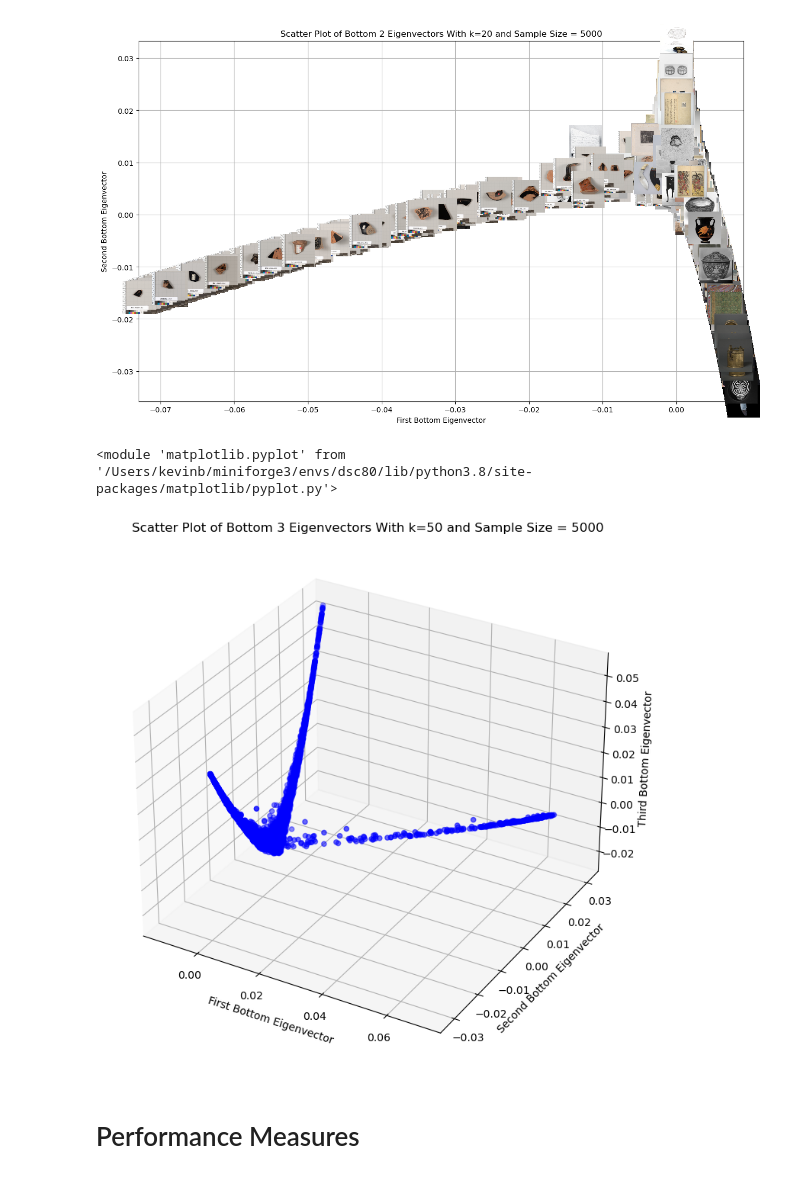
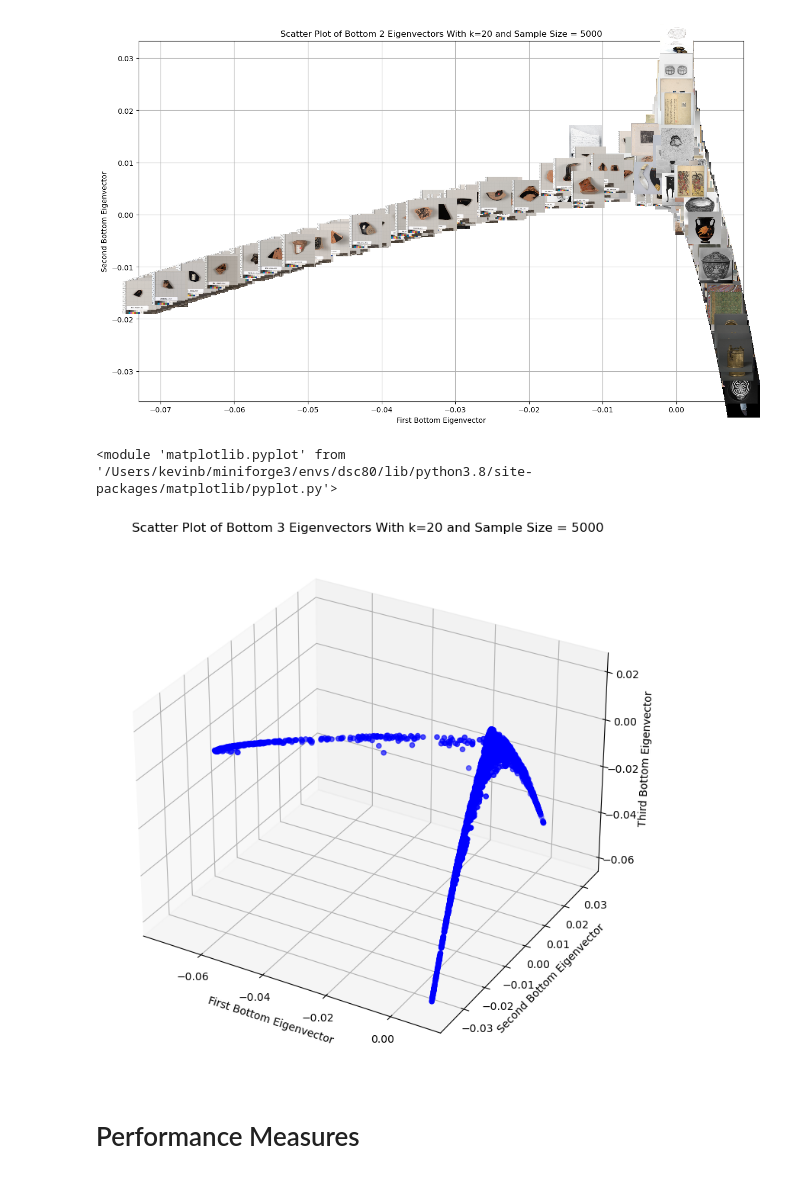
Before and after one commit to KevinBian107/laplacian_eigenmap_vis, a Jupyter notebook: met_explore.ipynb, the cells around one changed output. Drawn from its saved outputs; the diff is of its cells as text; code cells hidden in the pictures.

```diff
--- a/met_explore.ipynb
+++ b/met_explore.ipynb
@@ -49,10 +49,10 @@ laplacian_eigenmap(flattened_grey[:5000], 20, image_dim=128, color_image=True, c
 [figure]
 [figure]
 # %%
-laplacian_eigenmap_3d(flattened_grey[:5000], 50)
+laplacian_eigenmap_3d(flattened_grey[:5000], 20)
 # %% [output]
 <module 'matplotlib.pyplot' from '/Users/kevinb/miniforge3/envs/dsc80/lib/python3.8/site-packages/matplotlib/pyplot.py'>
-[figure, old version]
+[figure, new version]
 # %% [markdown]
 # Performance Measures
 # %%
```
Also changed, not shown: parts of 3 cells of this notebook, 5 other files.
